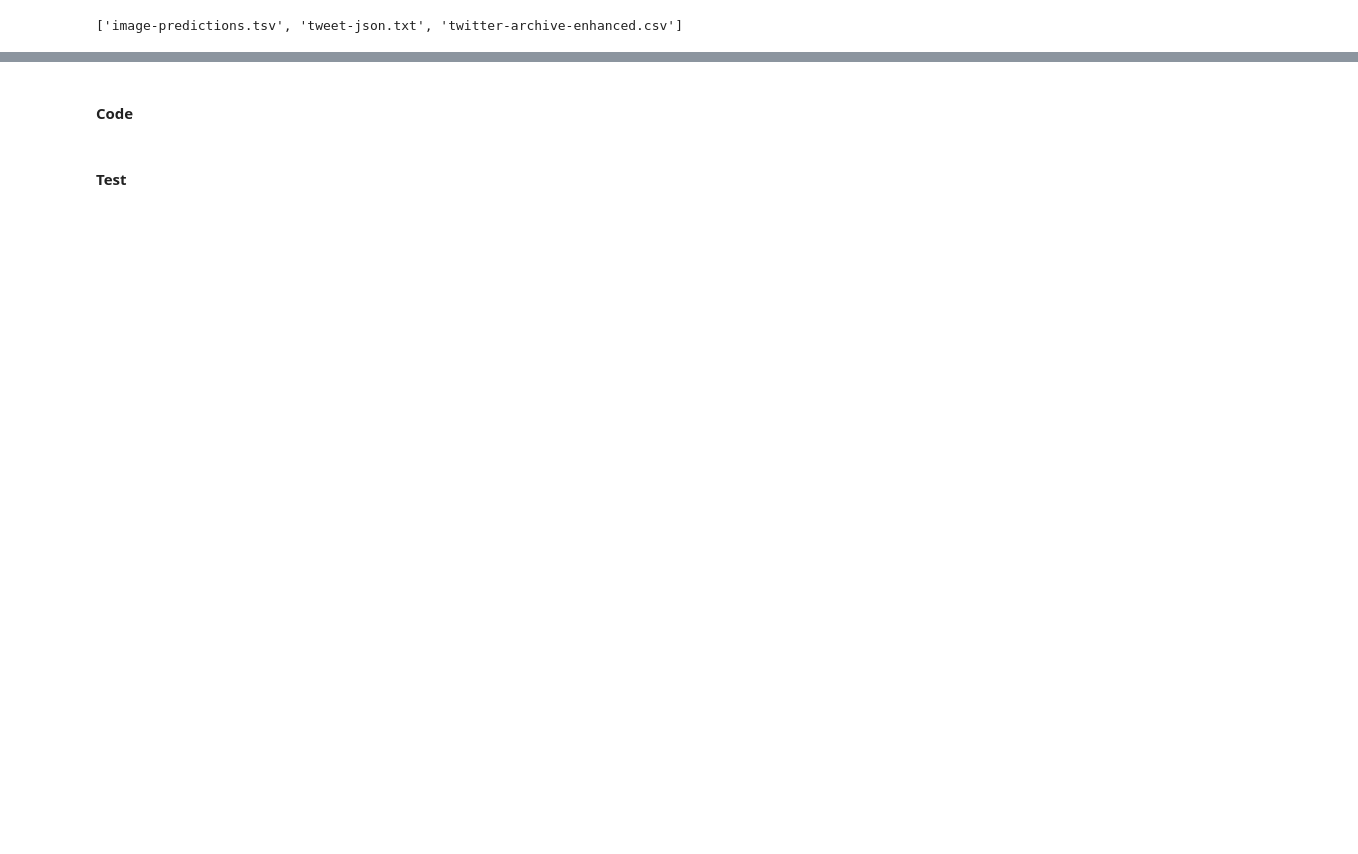
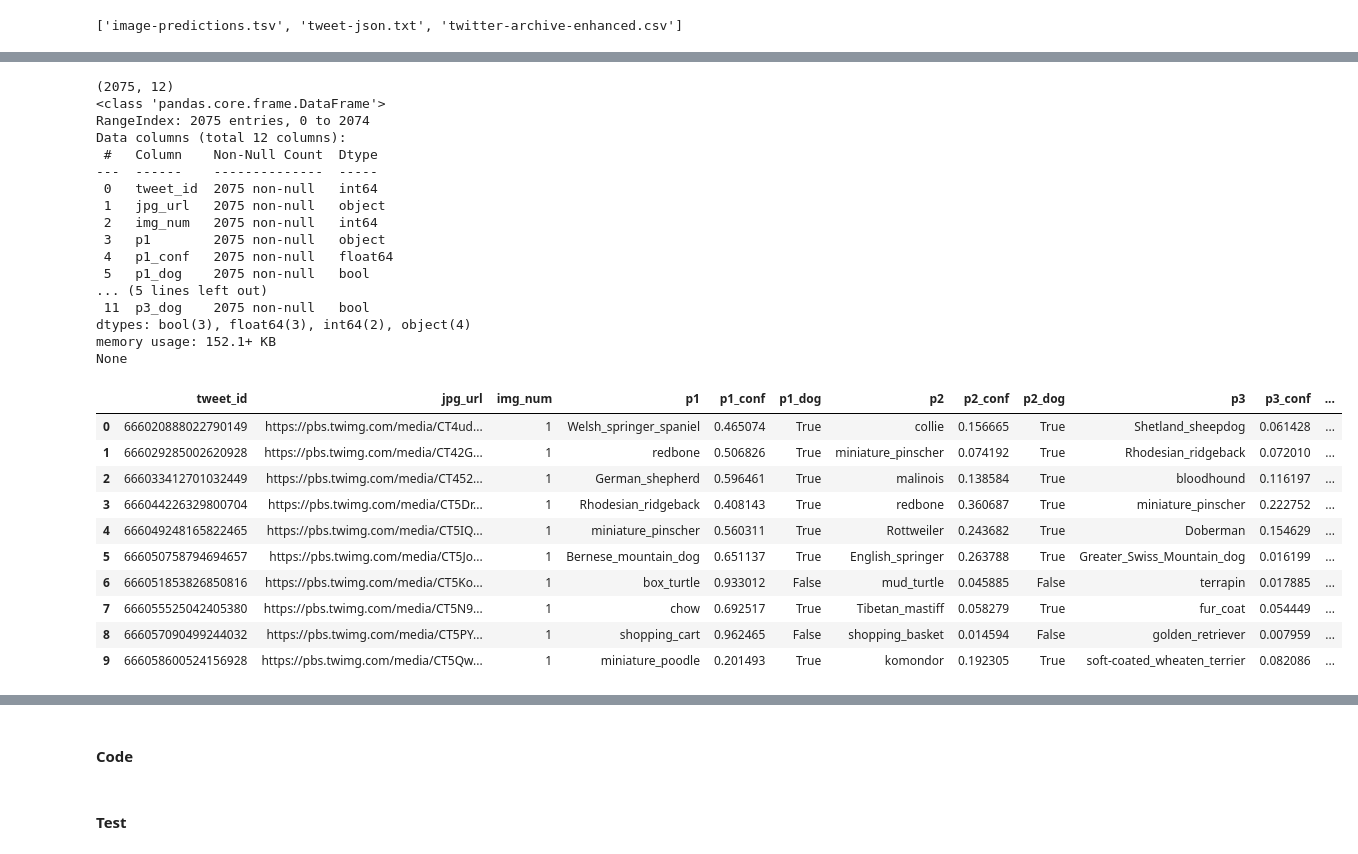
Before and after one commit to Damola-Adedoyin/wrangling_twitter_data, a Jupyter notebook: wrangle_act.ipynb, the cells around one changed output, grey strips where cells are left out. Saved outputs shown, nothing was run; the diff lists cells and outputs as text; code cells hidden in the pictures; blank space fills up the shorter version.

```diff
--- a/wrangle_act.ipynb
+++ b/wrangle_act.ipynb
@@ -6,3 +6,6 @@ import numpy as np
 import requests
 import json
 import os
+
+pd.set_option('display.max_colwidth', 1000)
+pd.set_option('display.max_columns', 50)
@@ -126,0 +32,3 @@ In this section, clean **all** of the issues you documented while assessing.
+# %%
+image_predictions = pd.read_csv(os.path.join(folder_name, 'image-predictions.tsv'), sep='\t')
+# image_predictions.to_csv('image_predictions.csv', index=False)
@@ -126,0 +84,33 @@ In this section, clean **all** of the issues you documented while assessing.
+# %%
+print(image_predictions.shape)
+print(image_predictions.info())
+image_predictions.head(10)
+# %% [output]
+(2075, 12)
+<class 'pandas.core.frame.DataFrame'>
+RangeIndex: 2075 entries, 0 to 2074
+Data columns (total 12 columns):
+ #   Column    Non-Null Count  Dtype
+---  ------    --------------  -----
+ 0   tweet_id  2075 non-null   int64
+ 1   jpg_url   2075 non-null   object
+ 2   img_num   2075 non-null   int64
+ 3   p1        2075 non-null   object
+ 4   p1_conf   2075 non-null   float64
+ 5   p1_dog    2075 non-null   bool
+... (5 lines left out)
+ 11  p3_dog    2075 non-null   bool
+dtypes: bool(3), float64(3), int64(2), object(4)
+memory usage: 152.1+ KB
+None
+|  | tweet_id | jpg_url | img_num | p1 | p1_conf | p1_dog | p2 | p2_conf | p2_dog | p3 | p3_conf | ... |
+| 0 | 666020888022790149 | https://pbs.twimg.com/media/CT4ud... | 1 | Welsh_springer_spaniel | 0.465074 | True | collie | 0.156665 | True | Shetland_sheepdog | 0.061428 | ... |
+| 1 | 666029285002620928 | https://pbs.twimg.com/media/CT42G... | 1 | redbone | 0.506826 | True | miniature_pinscher | 0.074192 | True | Rhodesian_ridgeback | 0.072010 | ... |
+| 2 | 666033412701032449 | https://pbs.twimg.com/media/CT452... | 1 | German_shepherd | 0.596461 | True | malinois | 0.138584 | True | bloodhound | 0.116197 | ... |
+| 3 | 666044226329800704 | https://pbs.twimg.com/media/CT5Dr... | 1 | Rhodesian_ridgeback | 0.408143 | True | redbone | 0.360687 | True | miniature_pinscher | 0.222752 | ... |
+| 4 | 666049248165822465 | https://pbs.twimg.com/media/CT5IQ... | 1 | miniature_pinscher | 0.560311 | True | Rottweiler | 0.243682 | True | Doberman | 0.154629 | ... |
+| 5 | 666050758794694657 | https://pbs.twimg.com/media/CT5Jo... | 1 | Bernese_mountain_dog | 0.651137 | True | English_springer | 0.263788 | True | Greater_Swiss_Mountain_dog | 0.016199 | ... |
+| 6 | 666051853826850816 | https://pbs.twimg.com/media/CT5Ko... | 1 | box_turtle | 0.933012 | False | mud_turtle | 0.045885 | False | terrapin | 0.017885 | ... |
+| 7 | 666055525042405380 | https://pbs.twimg.com/media/CT5N9... | 1 | chow | 0.692517 | True | Tibetan_mastiff | 0.058279 | True | fur_coat | 0.054449 | ... |
+| 8 | 666057090499244032 | https://pbs.twimg.com/media/CT5PY... | 1 | shopping_cart | 0.962465 | False | shopping_basket | 0.014594 | False | golden_retriever | 0.007959 | ... |
+| 9 | 666058600524156928 | https://pbs.twimg.com/media/CT5Qw... | 1 | miniature_poodle | 0.201493 | True | komondor | 0.192305 | True | soft-coated_wheaten_terrier | 0.082086 | ... |
```
Also changed, not shown: parts of 132 cells of this notebook, 2 other files.
